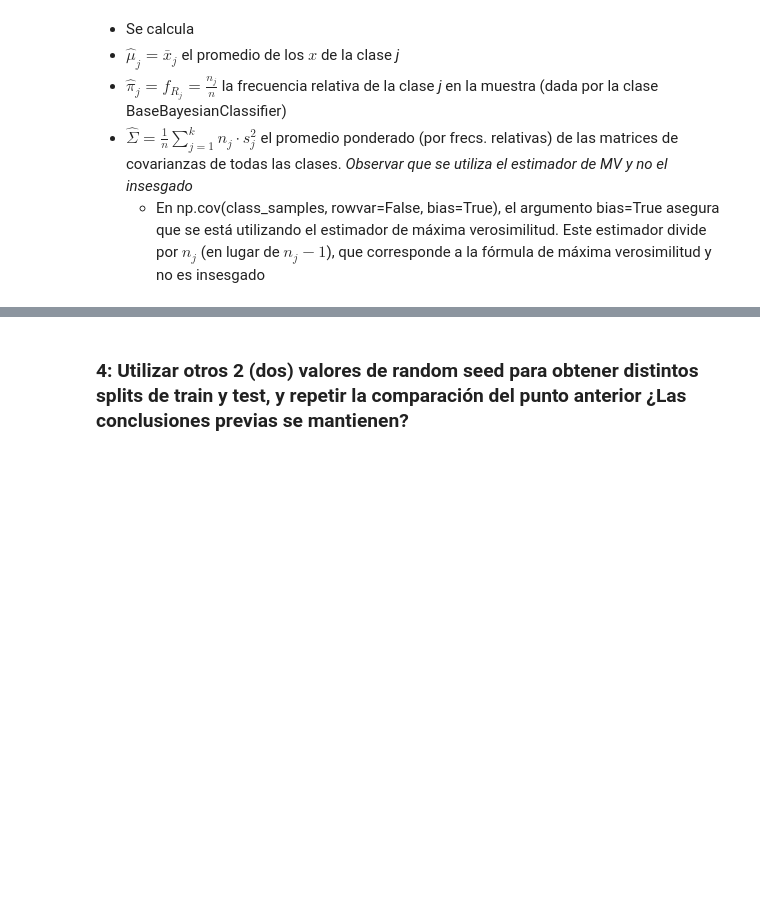
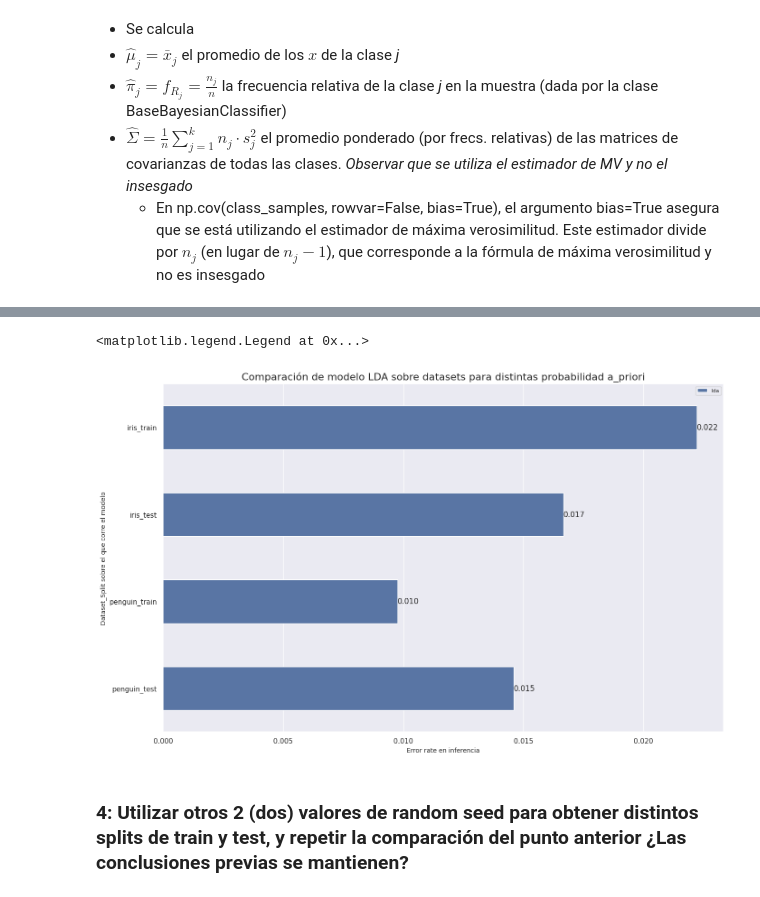
Before and after one commit to FIUBA-CEIA-18Co2024/AMIA-TP3, a Jupyter notebook: notebook.ipynb, the cells around one changed output, grey strips where cells are left out. Drawn from its saved outputs; the diff is of its cells as text; code cells hidden in the pictures; blank space fills up the shorter version.

```diff
--- a/notebook.ipynb
+++ b/notebook.ipynb
@@ -1222,3 +1258,6 @@ Closing all connections...
 | 29 | Chinstrap | Adelie |
 | 51 | Chinstrap | Adelie |
 [figure]
+# %%
+query = text(f'SELECT * FROM {metrics_table} WHERE model_name=:pattern and seed=:pattern2')
+df = pd.read_sql_query(query, con=engine, params={'pattern': 'lda', 'pattern2': '6543'})
@@ -1225,3 +1272,25 @@ Closing all connections...
+# %%
+sns.set(rc={'figure.figsize':(16,10)})
+ax = sns.barplot(
+    x='error',
+    y='dataset_name',
+    data=df,
+    hue='model_name',
+    errorbar=None,
+    width=.5,
+    #capsize=.2,
+    #hue_order=df_sorted['model_name'].unique()
+)#, palette="vlag")
+for container in ax.containers:
+    ax.bar_label(container, fmt='%.3f')
+plt.title('Comparación de modelo LDA sobre datasets para distintas probabilidad a_priori', fontsize=16)
+plt.ylabel('Dataset_Split sobre el que corre el modelo', fontsize = 10)
+plt.xlabel('Error rate en inferencia', fontsize = 10)
+plt.legend(fontsize=8)
+#plt.savefig('img/mem_allocation_algs.png', dpi='figure', bbox_inches='tight')
+# %% [output]
+<matplotlib.legend.Legend at 0x...>
+[figure, added]
 # %% [markdown]
 ### 4: Utilizar otros 2 (dos) valores de random seed para obtener distintos splits de train y test, y repetir la comparación del punto anterior ¿Las conclusiones previas se mantienen?
 # %%
```
Also changed, not shown: parts of 25 cells of this notebook.
